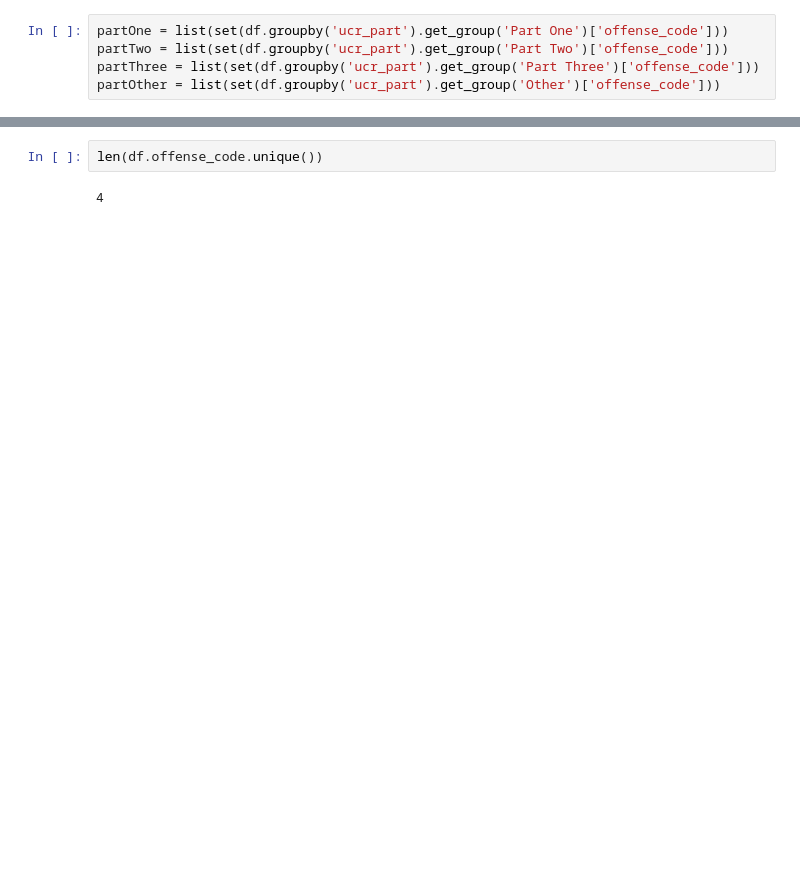
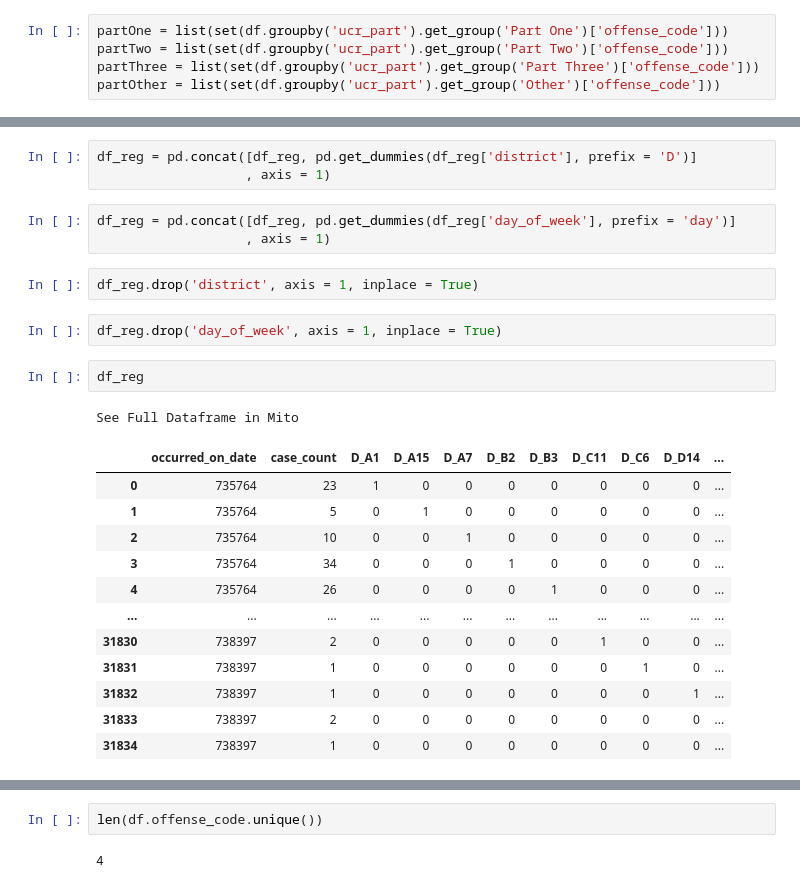
Before and after one commit to Waiz-Legion/boston, a Jupyter notebook: N4_model.ipynb, the cells around one changed output, grey strips where cells are left out. Cells and saved outputs as stored; diff of their text form; blank space fills up the shorter version.

```diff
--- a/N4_model.ipynb
+++ b/N4_model.ipynb
@@ -42,0 +105,26 @@ for i in df.index:
+# %%
+df_reg = pd.concat([df_reg, pd.get_dummies(df_reg['district'], prefix = 'D')]
+                   , axis = 1)
+# %%
+df_reg = pd.concat([df_reg, pd.get_dummies(df_reg['day_of_week'], prefix = 'day')]
+                   , axis = 1)
+# %%
+df_reg.drop('district', axis = 1, inplace = True)
+# %%
+df_reg.drop('day_of_week', axis = 1, inplace = True)
+# %%
+df_reg
+# %% [output]
+See Full Dataframe in Mito
+|  | occurred_on_date | case_count | D_A1 | D_A15 | D_A7 | D_B2 | D_B3 | D_C11 | D_C6 | D_D14 | ... |
+| 0 | 735764 | 23 | 1 | 0 | 0 | 0 | 0 | 0 | 0 | 0 | ... |
+| 1 | 735764 | 5 | 0 | 1 | 0 | 0 | 0 | 0 | 0 | 0 | ... |
+| 2 | 735764 | 10 | 0 | 0 | 1 | 0 | 0 | 0 | 0 | 0 | ... |
+| 3 | 735764 | 34 | 0 | 0 | 0 | 1 | 0 | 0 | 0 | 0 | ... |
+| 4 | 735764 | 26 | 0 | 0 | 0 | 0 | 1 | 0 | 0 | 0 | ... |
+| ... | ... | ... | ... | ... | ... | ... | ... | ... | ... | ... | ... |
+| 31830 | 738397 | 2 | 0 | 0 | 0 | 0 | 0 | 1 | 0 | 0 | ... |
+| 31831 | 738397 | 1 | 0 | 0 | 0 | 0 | 0 | 0 | 1 | 0 | ... |
+| 31832 | 738397 | 1 | 0 | 0 | 0 | 0 | 0 | 0 | 0 | 1 | ... |
+| 31833 | 738397 | 2 | 0 | 0 | 0 | 0 | 0 | 0 | 0 | 0 | ... |
+| 31834 | 738397 | 1 | 0 | 0 | 0 | 0 | 0 | 0 | 0 | 0 | ... |
```
Also changed, not shown: parts of 42 cells of this notebook, 1 other file.
